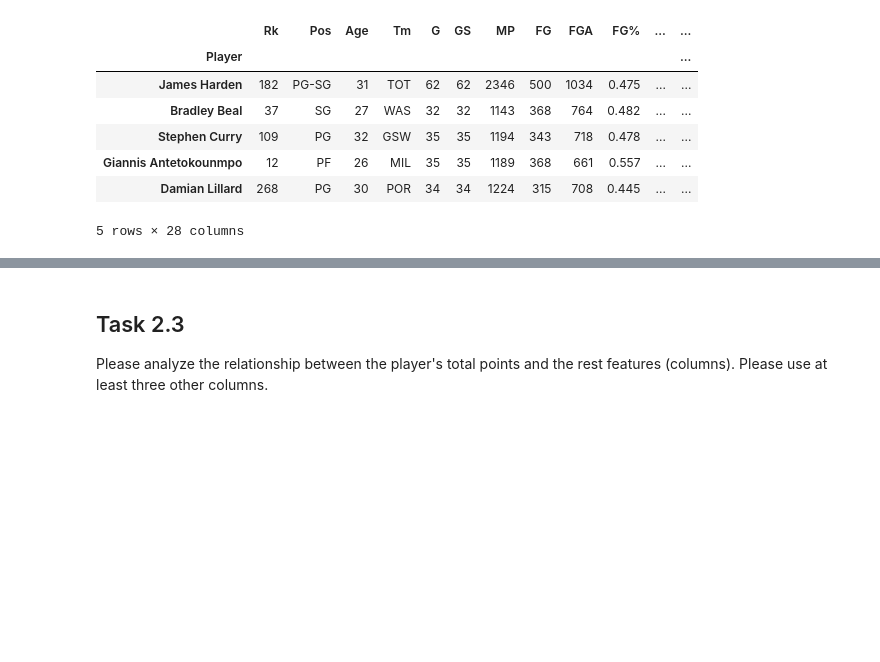
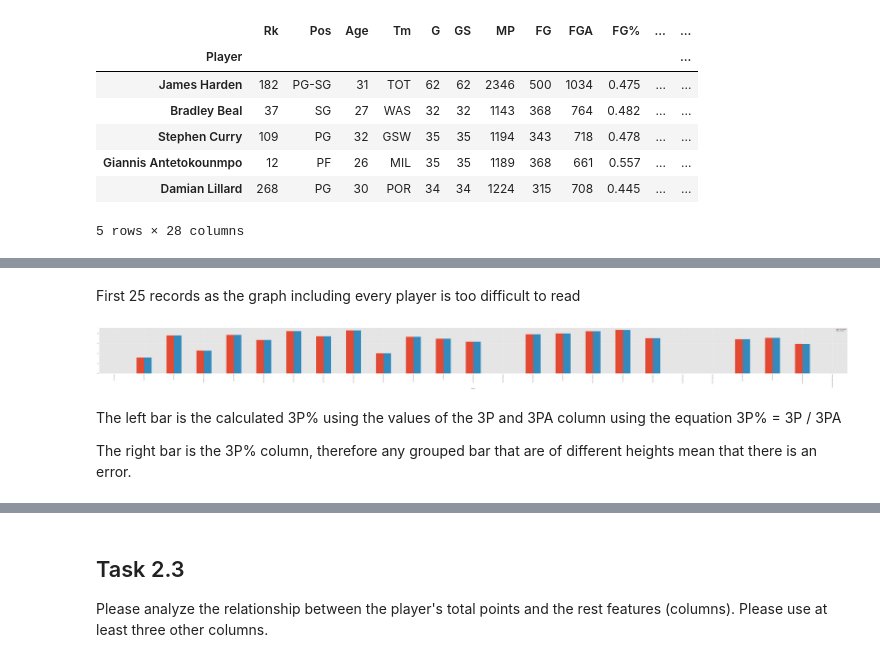
Before and after one commit to s3717566/prac-data-science-a1, a Jupyter notebook: assignment1_TEMPLATE.ipynb, the cells around one changed output, grey strips where cells are left out. Drawn from its saved outputs; the diff is of its cells as text; code cells hidden in the pictures; blank space fills up the shorter version.

```diff
--- a/assignment1_TEMPLATE.ipynb
+++ b/assignment1_TEMPLATE.ipynb
@@ -185,0 +196,12 @@ Assuming that the data collector makes an entry error when collecting data, it c
+# %% [markdown]
+First 25 records as the graph including every player is too difficult to read
+# %%
+plotdata = pd.DataFrame({ '3P calculated' : threep, '3P saved' : saved3Ppercent}).head(25)
+plt.style.use('ggplot')
+bx = plotdata.plot(stacked=False, kind='bar', figsize=(128, 8), rot='vertical')
+# %% [output]
+[figure, added]
+# %% [markdown]
+The left bar is the calculated 3P% using the values of the 3P and 3PA column using the equation 3P% = 3P / 3PA
+
+The right bar is the 3P% column, therefore any grouped bar that are of different heights mean that there is an error.
```
Also changed, not shown: parts of 5 cells of this notebook.
